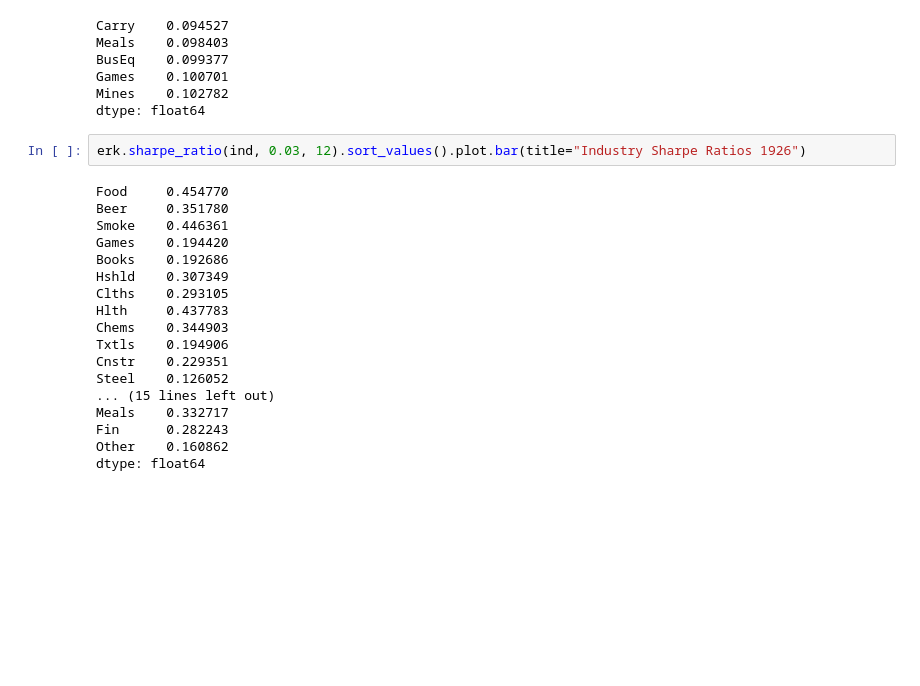
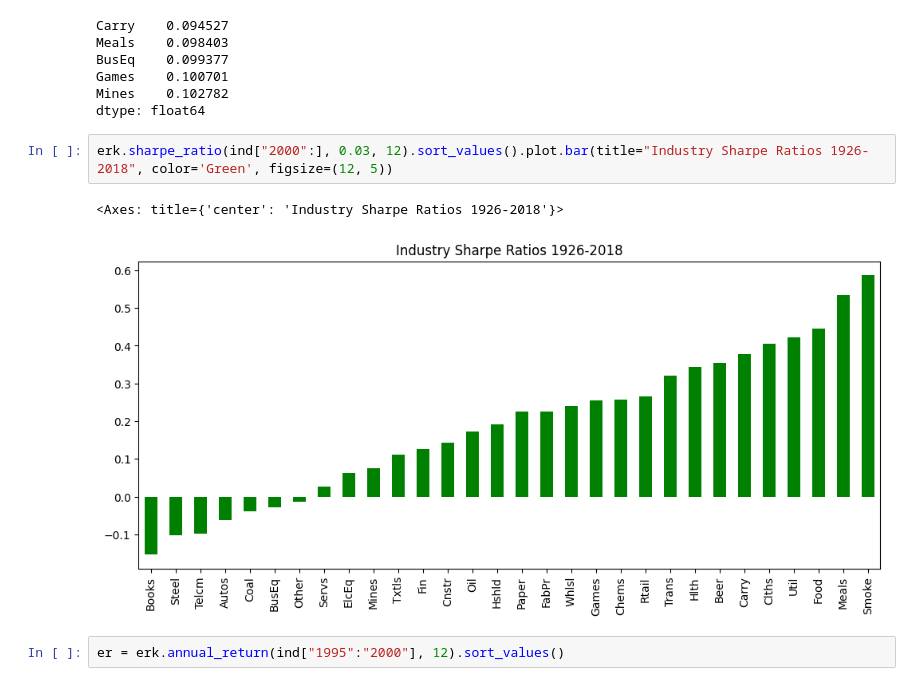
Before and after one commit to whiplash9102/portfolio-construction, a Jupyter notebook: 7_Efficient_Frontier.ipynb, the cells around one changed output. Saved outputs shown, nothing was run; the diff lists cells and outputs as text; blank space fills up the shorter version.

```diff
--- a/7_Efficient_Frontier.ipynb
+++ b/7_Efficient_Frontier.ipynb
@@ -74,22 +71,9 @@ Games    0.100701
 Mines    0.102782
 dtype: float64
 # %%
-erk.sharpe_ratio(ind, 0.03, 12).sort_values().plot.bar(title="Industry Sharpe Ratios 1926")
+erk.sharpe_ratio(ind["2000":], 0.03, 12).sort_values().plot.bar(title="Industry Sharpe Ratios 1926-2018", color='Green', figsize=(12, 5))
 # %% [output]
-Food     0.454770
-Beer     0.351780
-Smoke    0.446361
-Games    0.194420
-Books    0.192686
-Hshld    0.307349
-Clths    0.293105
-Hlth     0.437783
-Chems    0.344903
-Txtls    0.194906
-Cnstr    0.229351
-Steel    0.126052
-... (15 lines left out)
-Meals    0.332717
-Fin      0.282243
-Other    0.160862
-dtype: float64
+<Axes: title={'center': 'Industry Sharpe Ratios 1926-2018'}>
+[figure, added]
+# %%
+er = erk.annual_return(ind["1995":"2000"], 12).sort_values()
```
Also changed, not shown: parts of 5 cells of this notebook, 2 other files.
